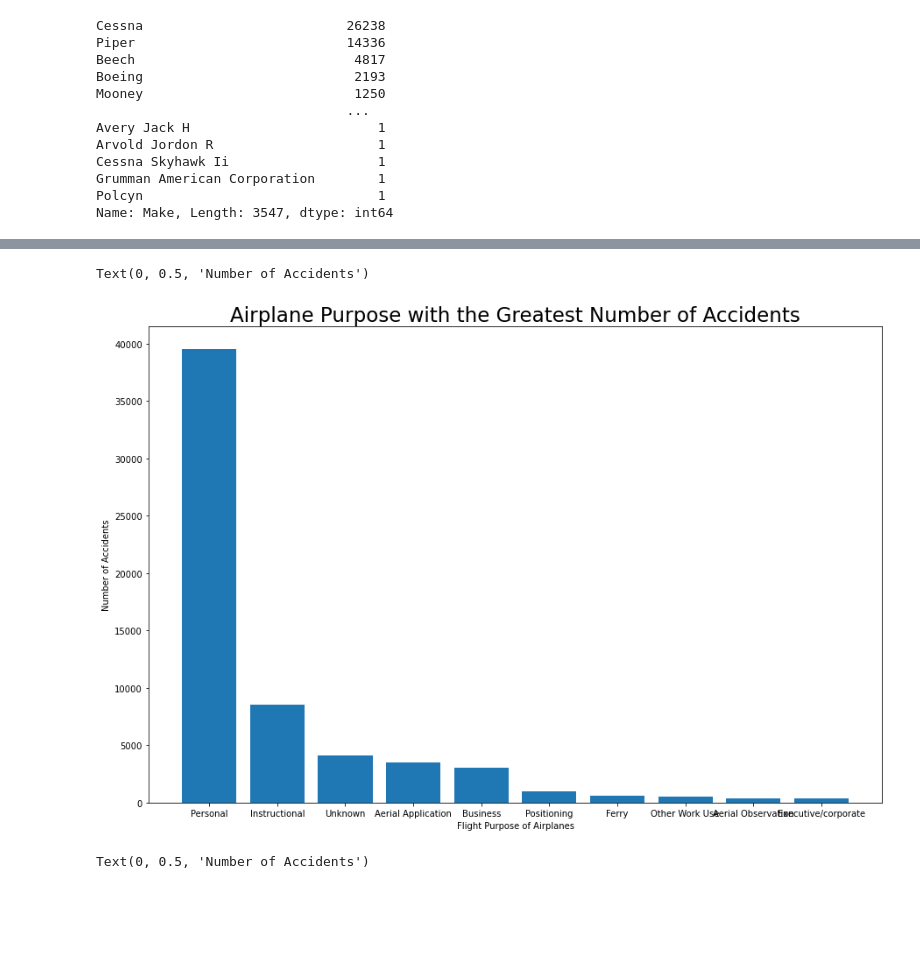
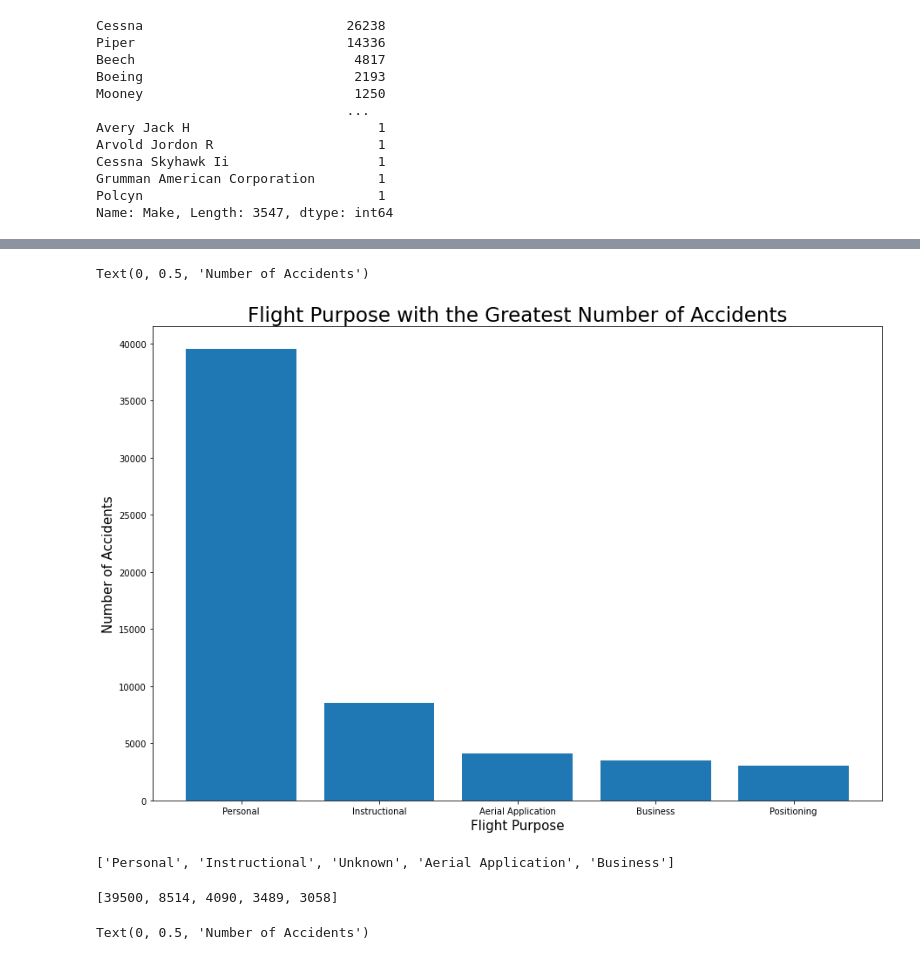
Before and after one commit to BobbyGerberick/Avation_Safety_Data_Analysis, a Jupyter notebook: claire_data_cleaning.ipynb, the cells around one changed output, grey strips where cells are left out. Drawn from its saved outputs; the diff is of its cells as text; code cells hidden in the pictures; blank space fills up the shorter version.

```diff
--- a/claire_data_cleaning.ipynb
+++ b/claire_data_cleaning.ipynb
@@ -332,26 +320,32 @@ Text(0, 0.5, 'Number of Accidents')
 # %%
 # Top 10 makes of airplanes that had a crash in the last 30 years:
 
-airplane_makes = list(df_ap_mm['Purpose.of.flight'].value_counts()[0:10].index)
-accident_counts = list(df_ap_mm['Purpose.of.flight'].value_counts()[0:10].values)
+flight_purpose = list(combined_data['Purpose.of.flight'].value_counts()[0:5].index)
+purpose_counts = list(combined_data['Purpose.of.flight'].value_counts()[0:5].values)
 
 
-bar_chart_title = 'Airplane Purpose with the Greatest Number of Accidents'
-bar_chart_count_label = 'Flight Purpose of Airplanes'
+bar_chart_title = 'Flight Purpose with the Greatest Number of Accidents'
+bar_chart_count_label = 'Flight Purpose'
 bar_chart_series_label = 'Number of Accidents'
 
 fig, ax= plt.subplots(figsize=(15, 10))
 
 ax.set_title(bar_chart_title, fontsize=23)
 
-ax.bar(x=airplane_makes, height=accident_counts)
+ax.bar(x=flight_purpose, height=purpose_counts)
 
-ax.set_xlabel(bar_chart_count_label)
+ax.set_xlabel(bar_chart_count_label, fontsize=15)
 
-ax.set_ylabel(bar_chart_series_label)
+ax.set_ylabel(bar_chart_series_label, fontsize=15)
 # %% [output]
 Text(0, 0.5, 'Number of Accidents')
-[figure, old version]
+[figure, new version]
+# %%
+print(airplane_makes)
+accident_counts
+# %% [output]
+['Personal', 'Instructional', 'Unknown', 'Aerial Application', 'Business']
+[39500, 8514, 4090, 3489, 3058]
 # %%
 # Top 10 makes of airplanes that had a crash in the last 30 years:
 
```
Also changed, not shown: parts of 56 cells of this notebook, 3 other files.
